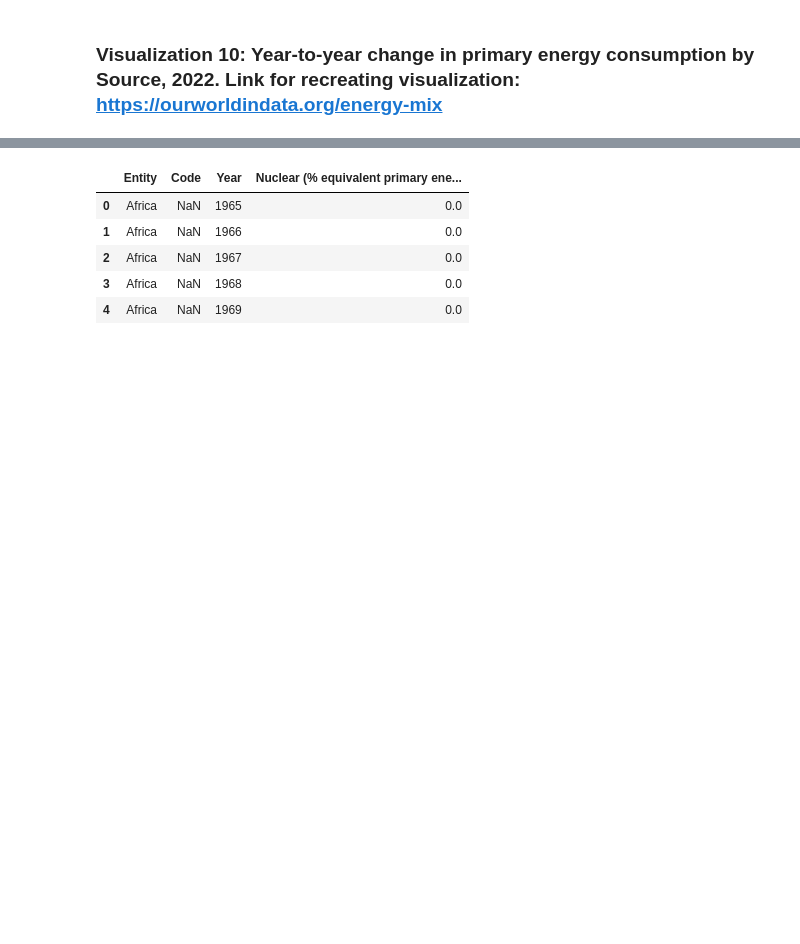
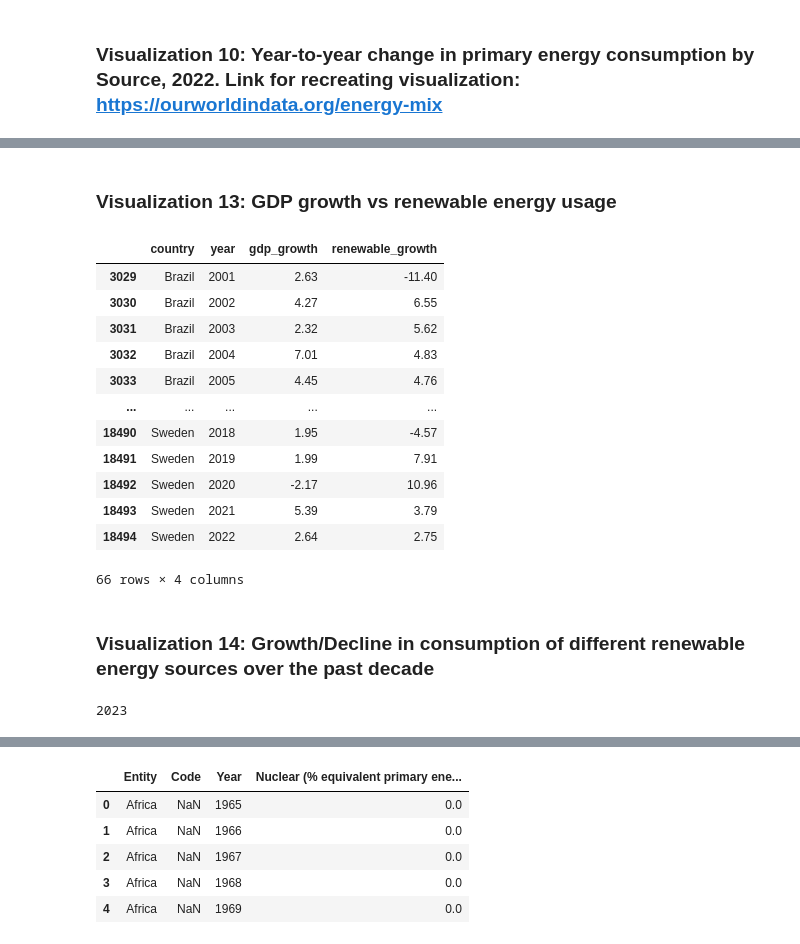
Before and after one commit to sinhasagar507/Analysis-of-Global-Renewable-Energy-Trends, a Jupyter notebook: notebooks/1.0_sinhasagar507_energyconsume.ipynb, the cells around one changed output, grey strips where cells are left out. Drawn from its saved outputs; the diff is of its cells as text; code cells hidden in the pictures; blank space fills up the shorter version.

```diff
--- a/notebooks/1.0_sinhasagar507_energyconsume.ipynb
+++ b/notebooks/1.0_sinhasagar507_energyconsume.ipynb
@@ -889,0 +1205,30 @@ hydro_yrs
+# %% [markdown]
+### **Visualization 13**: GDP growth vs renewable energy usage
+# %%
+selected_countries = ["Norway", "Sweden", "Brazil"]
+years = list(range(1999, 2023))
+filtered_data = main_data[main_data['country'].isin(selected_countries) & (main_data["year"].isin(years))]
+filtered_data[["gdp", "renewables_consumption"]] = filtered_data[["gdp", "renewables_consumption"]].fillna(0)
+
+# Calculate YOY GDP growth for each country
+filtered_data["gdp_growth"] = filtered_data.groupby("country")["gdp"].pct_change() * 100
+filtered_data["renewable_growth"] = filtered_data.groupby("country")["renewables_consumption"].pct_change() * 100
+
+plot_data = filtered_data[["country", "year", "gdp_growth", "renewable_growth"]]
+plot_data = plot_data[(plot_data["year"]>=2001)]
+plot_data = plot_data.round(2)
+plot_data
+# %% [output]
+|  | country | year | gdp_growth | renewable_growth |
+| 3029 | Brazil | 2001 | 2.63 | -11.40 |
+| 3030 | Brazil | 2002 | 4.27 | 6.55 |
+| 3031 | Brazil | 2003 | 2.32 | 5.62 |
+| 3032 | Brazil | 2004 | 7.01 | 4.83 |
+| 3033 | Brazil | 2005 | 4.45 | 4.76 |
+| ... | ... | ... | ... | ... |
+| 18490 | Sweden | 2018 | 1.95 | -4.57 |
+| 18491 | Sweden | 2019 | 1.99 | 7.91 |
+| 18492 | Sweden | 2020 | -2.17 | 10.96 |
+| 18493 | Sweden | 2021 | 5.39 | 3.79 |
+| 18494 | Sweden | 2022 | 2.64 | 2.75 |
+66 rows × 4 columns
@@ -889,0 +1339,6 @@ hydro_yrs
+# %% [markdown]
+### **Visualization 14**: Growth/Decline in consumption of different renewable energy sources over the past decade
+# %%
+main_data["year"].max()
+# %% [output]
+2023
```
Also changed, not shown: parts of 50 cells of this notebook, 1 other file.
